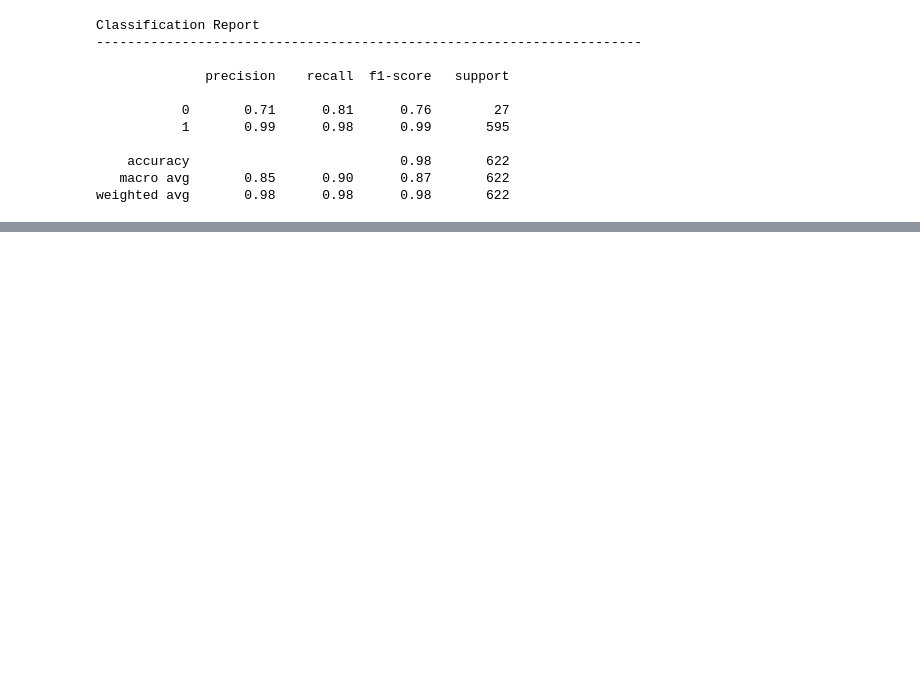
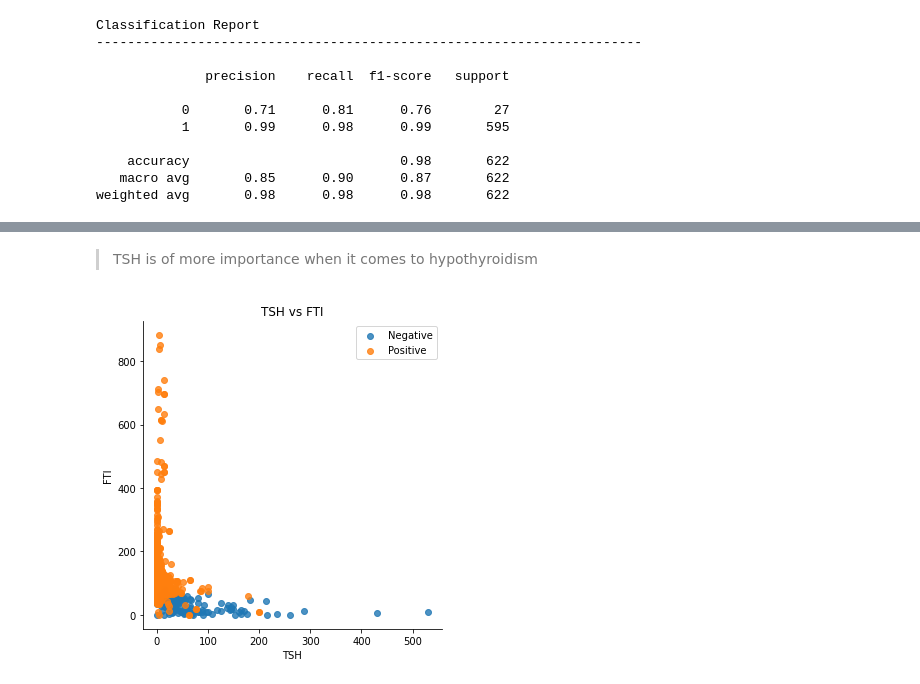
Before and after one commit to stogaja/Python-ML-Projects, a Jupyter notebook: Decision-Trees-&-SVM-Nairobi-Hospital/app.ipynb, the cells around one changed output, grey strips where cells are left out. Saved outputs shown, nothing was run; the diff lists cells and outputs as text; code cells hidden in the pictures; blank space fills up the shorter version.

```diff
--- a/Decision-Trees-&-SVM-Nairobi-Hospital/app.ipynb
+++ b/Decision-Trees-&-SVM-Nairobi-Hospital/app.ipynb
@@ -1264,0 +1244,20 @@ Desired_Features_Plot('TSH', 'age', Hypothyroid, 'status', 'viridis')
+# %% [markdown]
+> TSH is of more importance when it comes to hypothyroidism
+# %%
+# let's visualize tsh and FTI
+
+sns.lmplot(x='TSH', y='FTI', data=Hypothyroid,
+           fit_reg=False, hue='status', legend=False)
+
+plt.legend(loc='upper right', labels=['Negative', 'Positive'])
+
+plt.title('TSH vs FTI')
+
+plt.xlabel('TSH')
+
+plt.ylabel('FTI')
+
+
+plt.show()
+# %% [output]
+[figure, added]
```
Also changed, not shown: parts of 27 cells of this notebook.
